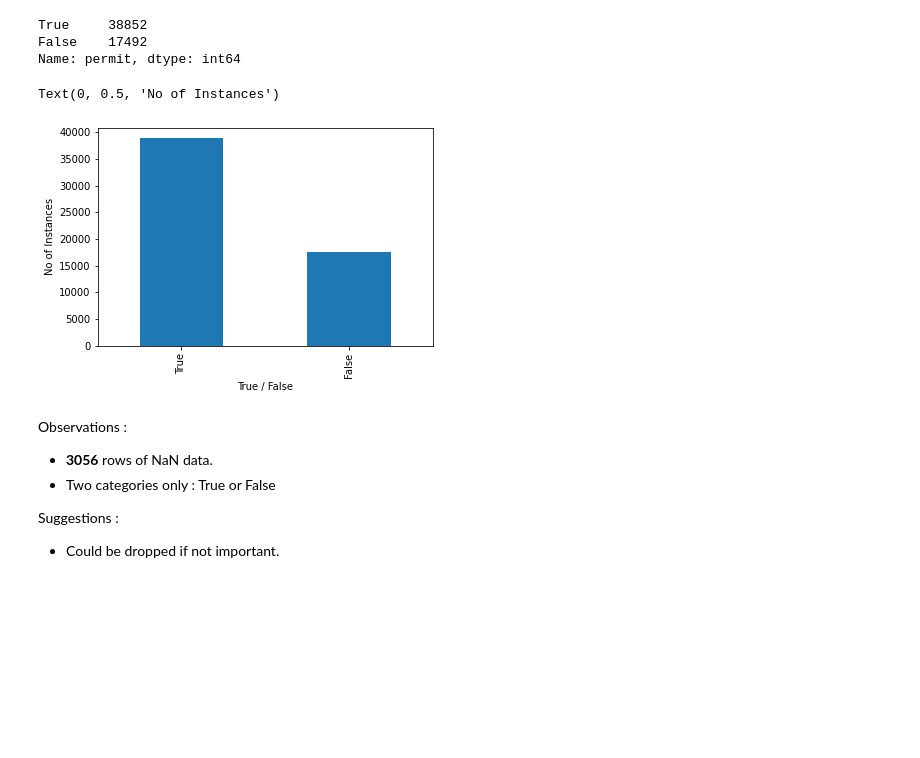
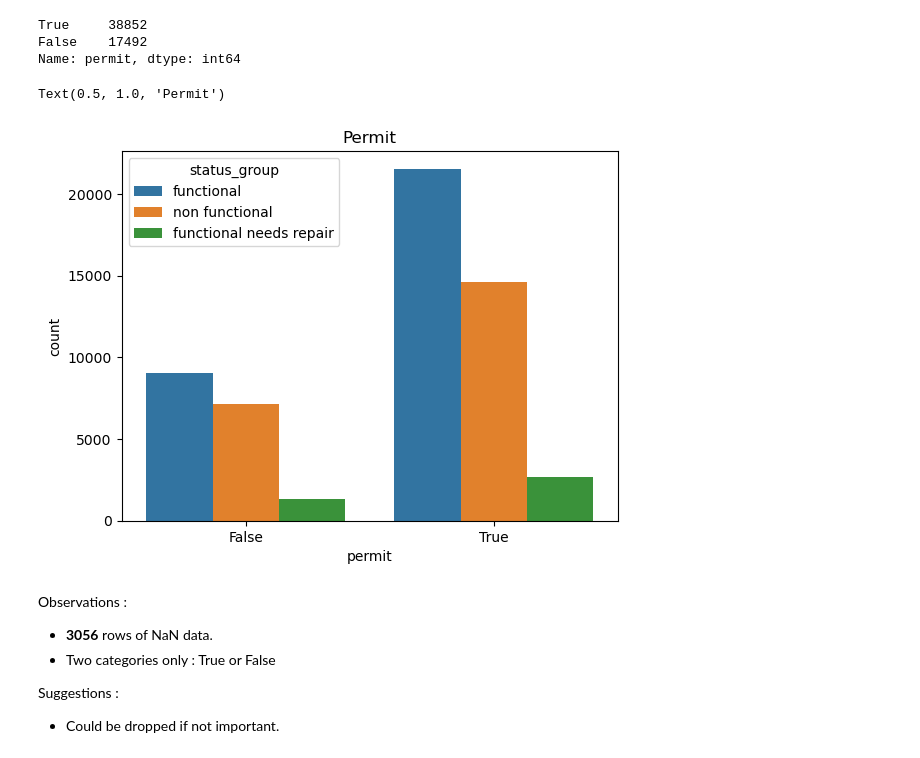
Before and after one commit to JasonErwin/dma-project, a Jupyter notebook: testing-notebooks/Jason_Preprocessing.ipynb, the cells around one changed output. Cells and saved outputs as stored; diff of their text form; code cells hidden in the pictures; blank space fills up the shorter version.

```diff
--- a/testing-notebooks/Jason_Preprocessing.ipynb
+++ b/testing-notebooks/Jason_Preprocessing.ipynb
@@ -323,13 +323,12 @@ df_combined['permit'].value_counts()
 True     38852
 False    17492
 Name: permit, dtype: int64
-# %%
-df_combined['permit'].value_counts().plot(kind="bar")
-plt.xlabel("True / False")
-plt.ylabel("No of Instances")
-# %% [output]
-Text(0, 0.5, 'No of Instances')
-[figure, removed]
+# %%
+sns.countplot(data=df_combined, x='permit', hue='status_group', dodge=1.0)
+plt.title('Permit')
+# %% [output]
+Text(0.5, 1.0, 'Permit')
+[figure, added]
 # %% [markdown]
 Observations :
 - **3056** rows of NaN data.
```
Also changed, not shown: parts of 106 cells of this notebook.
